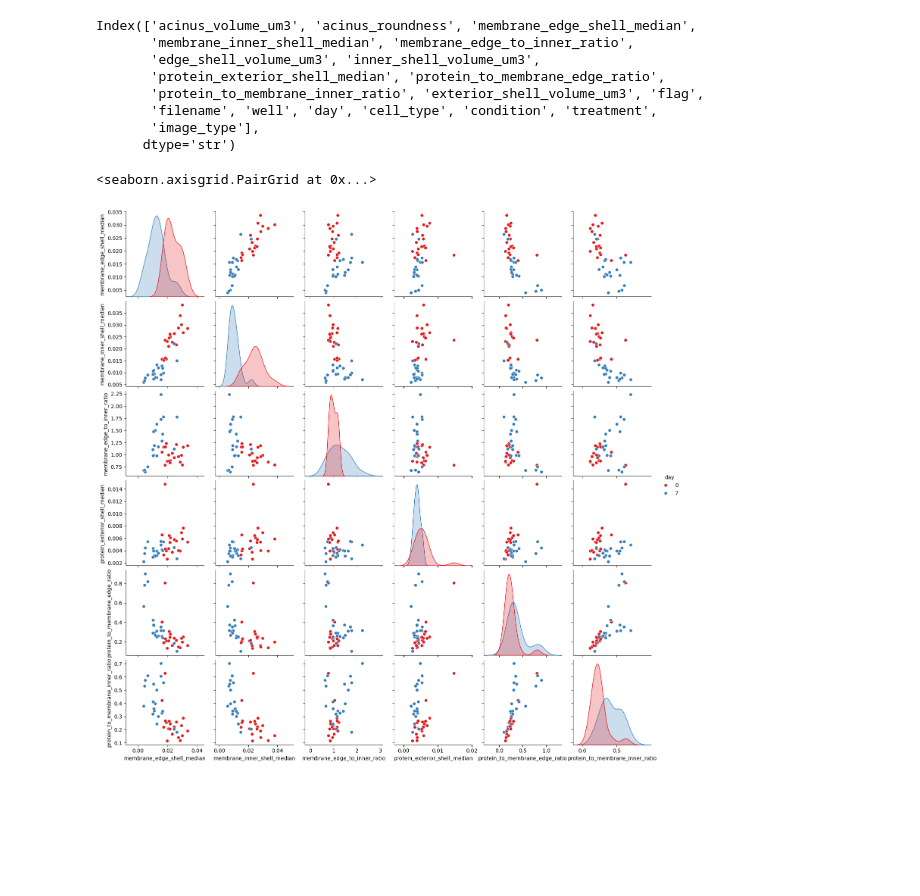
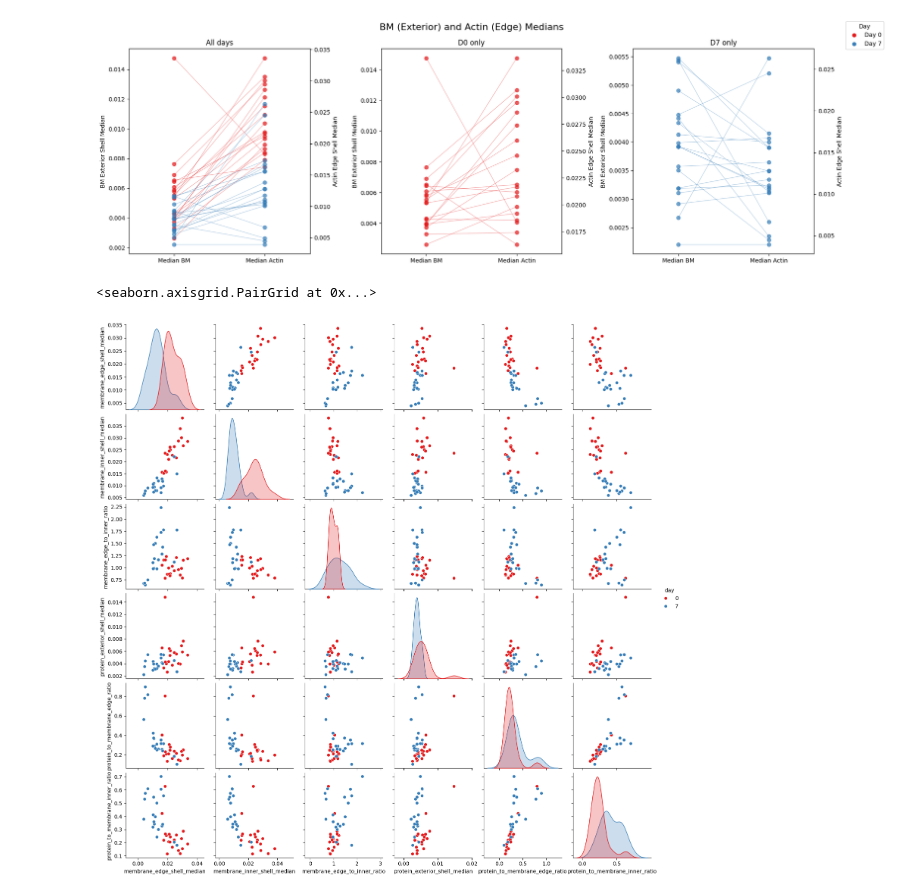
Before and after one commit to isobelth/image_quantification, a Jupyter notebook: WIP_Acinar_Code/fabianna_plot_protein_upreg.ipynb, the cells around one changed output. Saved outputs shown, nothing was run; the diff lists cells and outputs as text; code cells hidden in the pictures; blank space fills up the shorter version.

```diff
--- a/WIP_Acinar_Code/fabianna_plot_protein_upreg.ipynb
+++ b/WIP_Acinar_Code/fabianna_plot_protein_upreg.ipynb
@@ -72,14 +100,50 @@ plt.show()
 # %%
-df.columns
+
+
+palette = sns.color_palette("Set1", n_colors=df["day"].nunique())
+day_colors = {d: palette[i] for i, d in enumerate(sorted(df["day"].unique()))}
+
+subsets = [("All days", df), ("D0 only", df[df["day"] == 0]), ("D7 only", df[df["day"] == 7])]
+
+fig, axes_left = plt.subplots(ncols=3, figsize=(18, 6))
+
+for idx, (title, sub_df) in enumerate(subsets):
+    ax_left = axes_left[idx]
+    ax_right = ax_left.twinx()
+
+    for _, row in sub_df.iterrows():
+        left_val = row["protein_exterior_shell_median"]
+        right_val = row["membrane_edge_shell_median"]
+        color = day_colors[row["day"]]
+
+        ax_left.scatter(0, left_val, color=color, s=40, alpha=0.7, zorder=3)
+        ax_right.scatter(1, right_val, color=color, s=40, alpha=0.7, zorder=3)
+
+        con = ConnectionPatch(
+            xyA=(0, left_val), coordsA=ax_left.transData,
+            xyB=(1, right_val), coordsB=ax_right.transData,
+            color=color, alpha=0.4, linewidth=0.8,
+        )
+        fig.add_artist(con)
+
+    ax_left.set_xlim(-0.5, 1.5)
+    ax_right.set_xlim(-0.5, 1.5)
+    ax_left.set_xticks([0, 1])
+    ax_left.set_xticklabels(["Median BM", "Median Actin"])
+    ax_left.set_ylabel("BM Exterior Shell Median")
+    ax_right.set_ylabel("Actin Edge Shell Median")
+    ax_left.set_title(title)
+
+# Shared legend
+handles = [plt.Line2D([0], [0], marker='o', color='w', markerfacecolor=c, markersize=8, label=f"Day {d}")
+           for d, c in day_colors.items()]
+fig.legend(handles=handles, title="Day", loc="upper right", bbox_to_anchor=(1.05, 1))
+plt.suptitle("BM (Exterior) and Actin (Edge) Medians", fontsize=16)
+
+plt.tight_layout()
+plt.show()
 # %% [output]
-Index(['acinus_volume_um3', 'acinus_roundness', 'membrane_edge_shell_median',
-       'membrane_inner_shell_median', 'membrane_edge_to_inner_ratio',
-       'edge_shell_volume_um3', 'inner_shell_volume_um3',
-       'protein_exterior_shell_median', 'protein_to_membrane_edge_ratio',
-       'protein_to_membrane_inner_ratio', 'exterior_shell_volume_um3', 'flag',
-       'filename', 'well', 'day', 'cell_type', 'condition', 'treatment',
-       'image_type'],
-      dtype='str')
+[figure, added]
 # %%
 sns.pairplot(data=df, vars=['membrane_edge_shell_median',
        'membrane_inner_shell_median', 'membrane_edge_to_inner_ratio',
```
Also changed, not shown: parts of 7 cells of this notebook, 2 other files.
